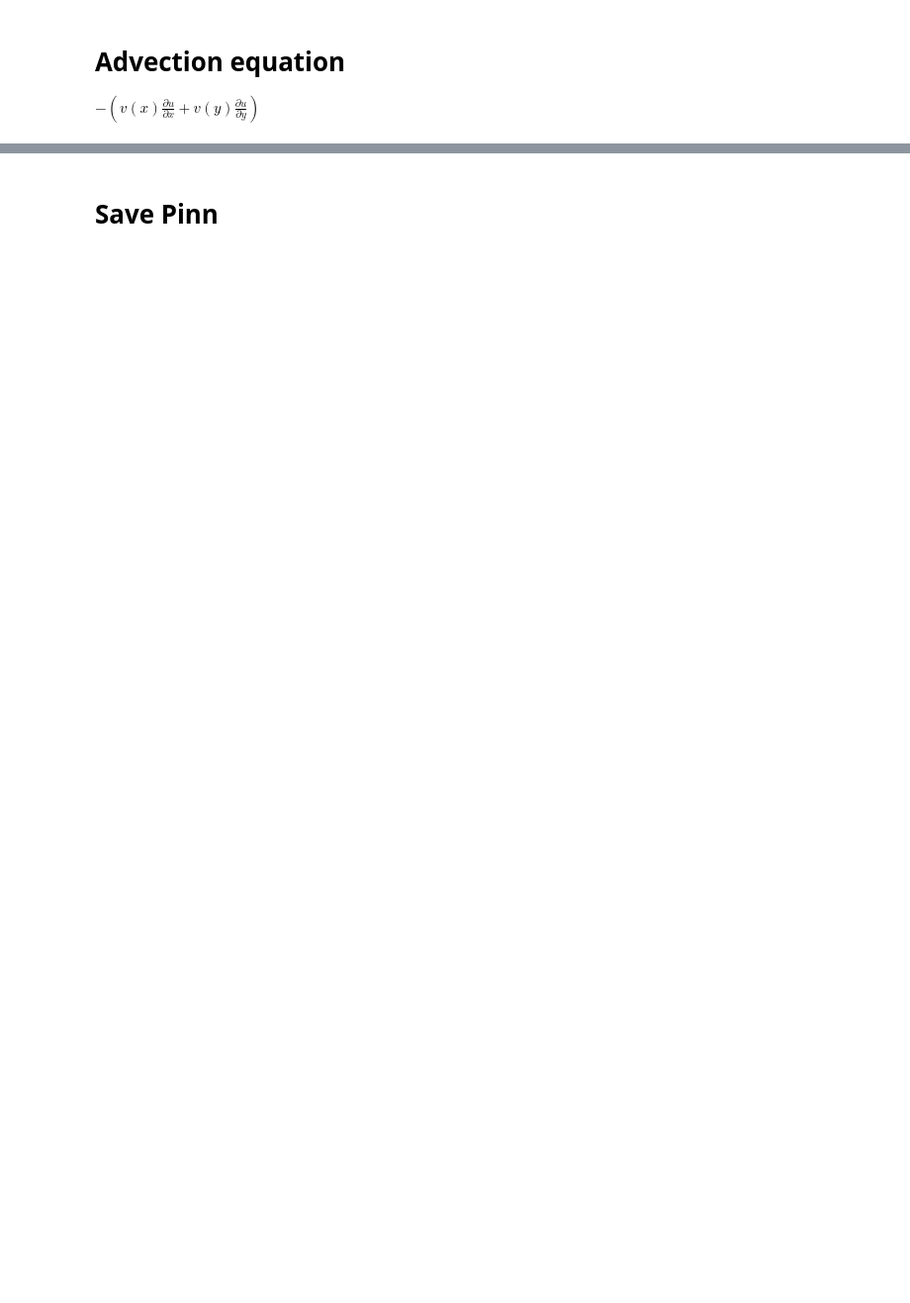
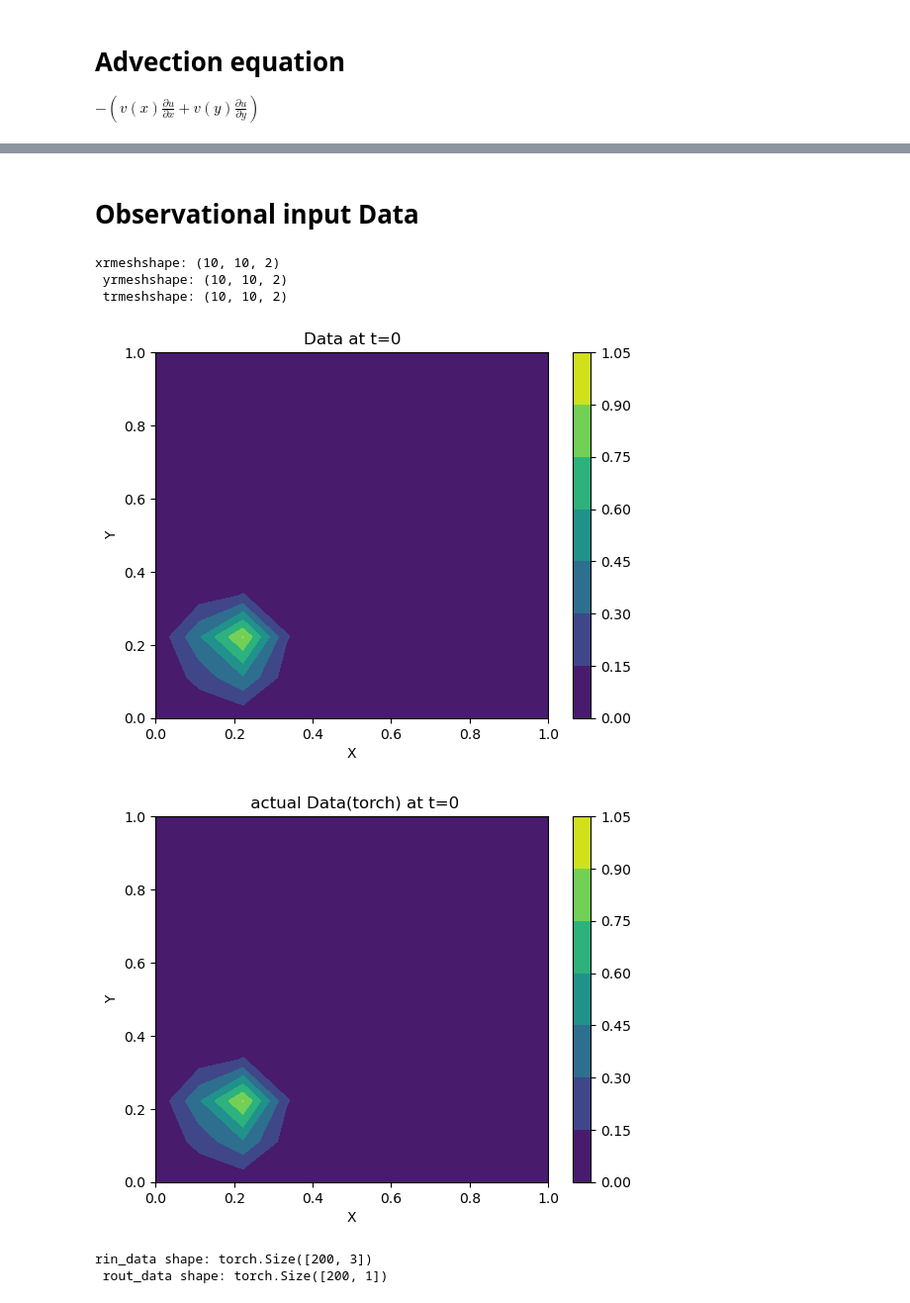
Before and after one commit to Tsomoriri/PhysNet-RadarNowcast, a Jupyter notebook: 2d-advection.ipynb, the cells around one changed output, grey strips where cells are left out. Shown: that part at 99% size. Cells and saved outputs as stored; diff of their text form; code cells hidden in the pictures; blank space fills up the shorter version.

```diff
--- a/2d-advection.ipynb
+++ b/2d-advection.ipynb
@@ -574,2 +35,0 @@ done 9
-# %% [markdown]
-# Save Pinn
@@ -598,0 +46,48 @@ for _ in ['pinn_plot', 'true_plot']:
+# %% [markdown]
+# Observational input Data
+# %%
+nx,ny,nt = 10,10,2
+# %%
+xr = np.linspace(0,1,nx)
+yr = np.linspace(0,1,ny)
+tr = np.linspace(0,nt-1,nt).T
+# print(f'xr: {xr} \n yr: {yr} \n tr: {tr}')
+# print(f'xrshape: {xr.shape} \n yrshape: {yr.shape} \n trshape: {tr.shape}')
+xrmesh , yrmesh, trmesh = np.meshgrid(xr,yr,tr)
+# print(f'xrmesh: {xrmesh} \n yrmesh: {yrmesh} \n trmesh: {trmesh}')
+print(f'xrmeshshape: {xrmesh.shape} \n yrmeshshape: {yrmesh.shape} \n trmeshshape: {trmesh.shape}')
+
+ur = u_2d_true(xrmesh,yrmesh,trmesh)
+
+#print(ur[:,:,0].shape)
+# print(ur[0,:,:].shape)
+# print(xrmesh[0,:,:].shape)
+#plot ur
+plt.contourf(xrmesh[:,:,0], yrmesh[:,:,0], ur[:,:,0])
+plt.xlabel('X')
+plt.ylabel('Y')
+plt.title('Data at t=0')
+plt.colorbar()
+plt.show()
+
+# Stack the 3 2D arrays along a new third dimension, then reshape into a 2D array
+rin_data = np.stack((xrmesh, yrmesh, trmesh), axis=-1).reshape(-1, 3)
+rin_data = torch.tensor(rin_data).float()
+rout_data = torch.tensor(ur).float().reshape(-1,1)
+
+rout_data2 = rout_data.numpy().reshape(nx,ny,nt)
+plt.contourf(xrmesh[:,:,0], yrmesh[:,:,0], rout_data2[:,:,0])
+plt.xlabel('X')
+plt.ylabel('Y')
+plt.title(' actual Data(torch) at t=0')
+plt.colorbar()
+plt.show()
+print(f'rin_data shape: {rin_data.shape} \n rout_data shape: {rout_data.shape}')
+# %% [output]
+xrmeshshape: (10, 10, 2)
+ yrmeshshape: (10, 10, 2)
+ trmeshshape: (10, 10, 2)
+[figure, added]
+[figure, added]
+rin_data shape: torch.Size([200, 3])
+ rout_data shape: torch.Size([200, 1])
```
Also changed, not shown: parts of 43 cells of this notebook, 35 other files.
